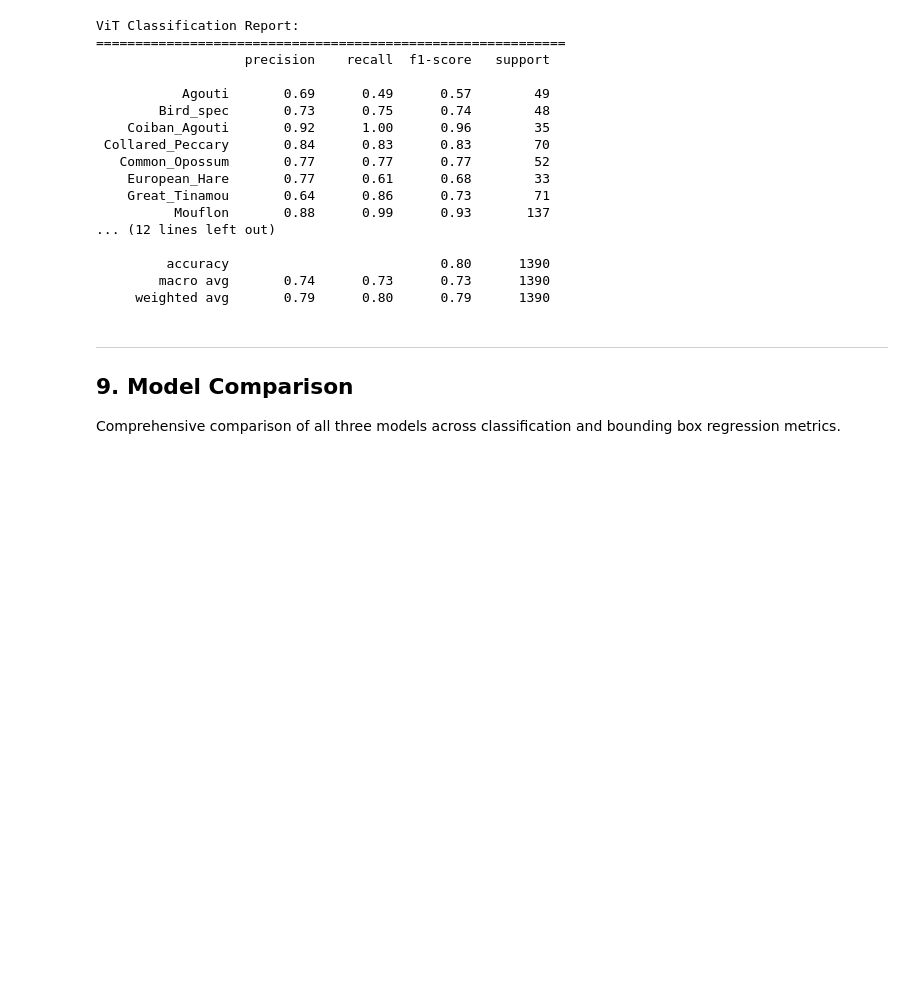
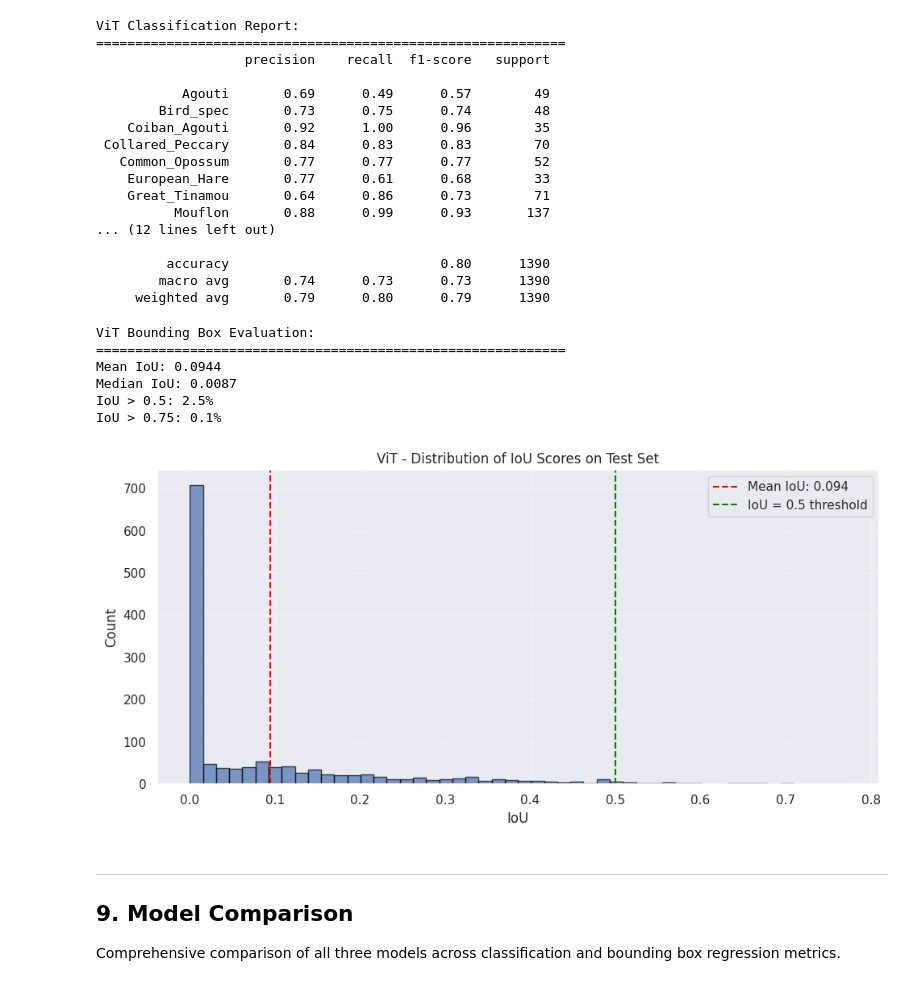
Before and after one commit to shaun-friedman/cv-serengeti-animal-detector, a Jupyter notebook: final_project.ipynb, the cells around one changed output. Cells and saved outputs as stored; diff of their text form; code cells hidden in the pictures; blank space fills up the shorter version.

```diff
--- a/final_project.ipynb
+++ b/final_project.ipynb
@@ -705,6 +1646,40 @@ ViT Classification Report:
          accuracy                           0.80      1390
         macro avg       0.74      0.73      0.73      1390
      weighted avg       0.79      0.80      0.79      1390
+# %%
+# ViT Bounding Box IoU Evaluation
+vit_ious = [compute_iou(pred, true) for pred, true in zip(vit_test_bbox_preds, vit_test_bbox_true)]
+
+vit_mean_iou = np.mean(vit_ious)
+vit_median_iou = np.median(vit_ious)
+
+print("ViT Bounding Box Evaluation:")
+print("=" * 60)
+print(f"Mean IoU: {vit_mean_iou:.4f}")
+print(f"Median IoU: {vit_median_iou:.4f}")
+print(f"IoU > 0.5: {np.mean(np.array(vit_ious) > 0.5)*100:.1f}%")
+print(f"IoU > 0.75: {np.mean(np.array(vit_ious) > 0.75)*100:.1f}%")
+
+# IoU distribution
+plt.figure(figsize=(10, 5))
+plt.hist(vit_ious, bins=50, edgecolor='black', alpha=0.7)
+plt.axvline(vit_mean_iou, color='red', linestyle='--', label=f'Mean IoU: {vit_mean_iou:.3f}')
+plt.axvline(0.5, color='green', linestyle='--', label='IoU = 0.5 threshold')
+plt.xlabel('IoU')
+plt.ylabel('Count')
+plt.title('ViT - Distribution of IoU Scores on Test Set')
+plt.legend()
+plt.grid(True, alpha=0.3)
+plt.tight_layout()
+plt.show()
+# %% [output]
+ViT Bounding Box Evaluation:
+============================================================
+Mean IoU: 0.0944
+Median IoU: 0.0087
+IoU > 0.5: 2.5%
+IoU > 0.75: 0.1%
+[figure, added]
 # %% [markdown]
 ---
 ## 9. Model Comparison
```
Also changed, not shown: parts of 24 cells of this notebook.
